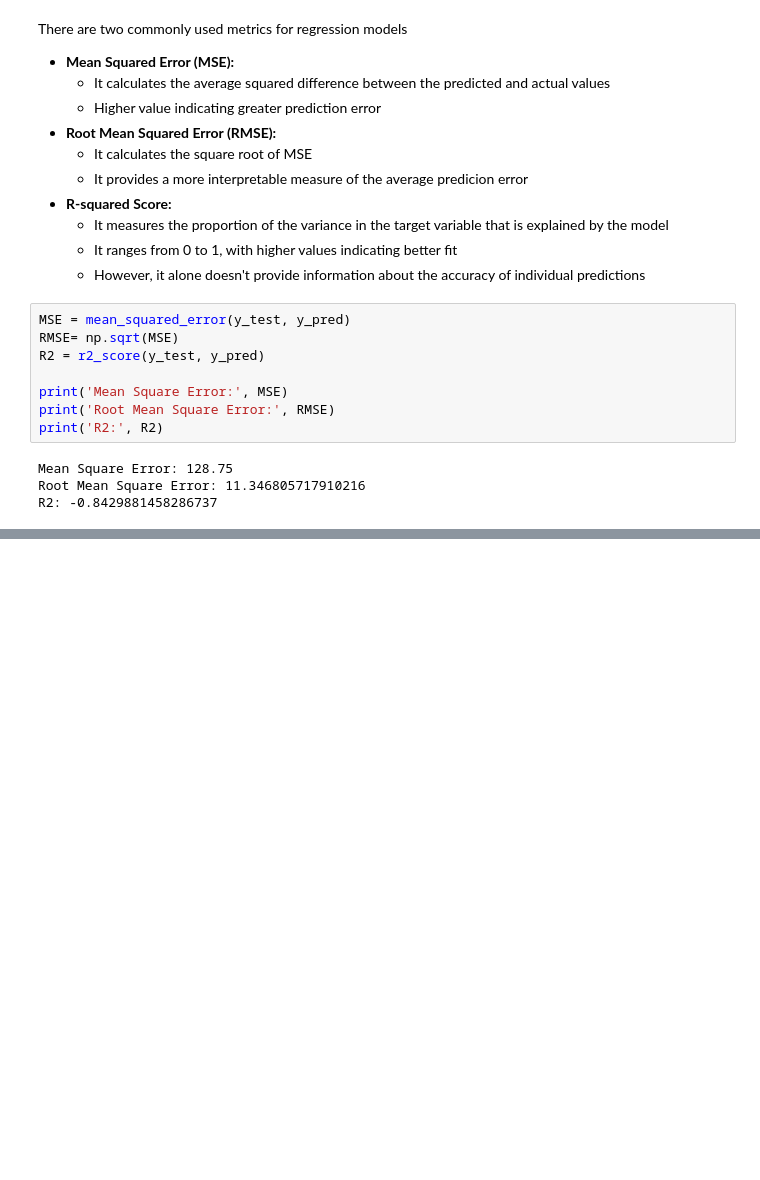
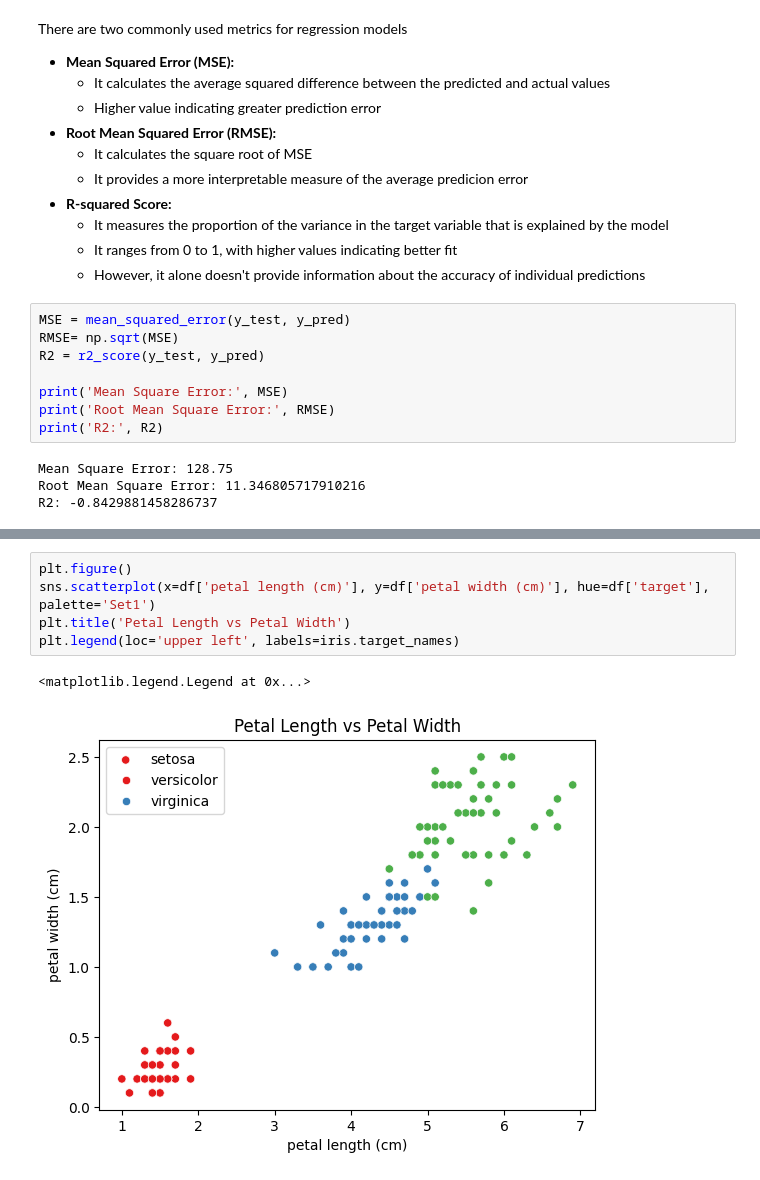
Before and after one commit to mmaazkhanhere/genai-learning-repo, a Jupyter notebook: machine-learning-course/course.ipynb, the cells around one changed output, grey strips where cells are left out. Saved outputs shown, nothing was run; the diff lists cells and outputs as text; blank space fills up the shorter version.

```diff
--- a/machine-learning-course/course.ipynb
+++ b/machine-learning-course/course.ipynb
@@ -1032,0 +1346,8 @@ Please also refer to the documentation for alternative solver options:
+# %%
+plt.figure()
+sns.scatterplot(x=df['petal length (cm)'], y=df['petal width (cm)'], hue=df['target'], palette='Set1')
+plt.title('Petal Length vs Petal Width')
+plt.legend(loc='upper left', labels=iris.target_names)
+# %% [output]
+<matplotlib.legend.Legend at 0x...>
+[figure, added]
```
Also changed, not shown: parts of 69 cells of this notebook, 1 other file.
